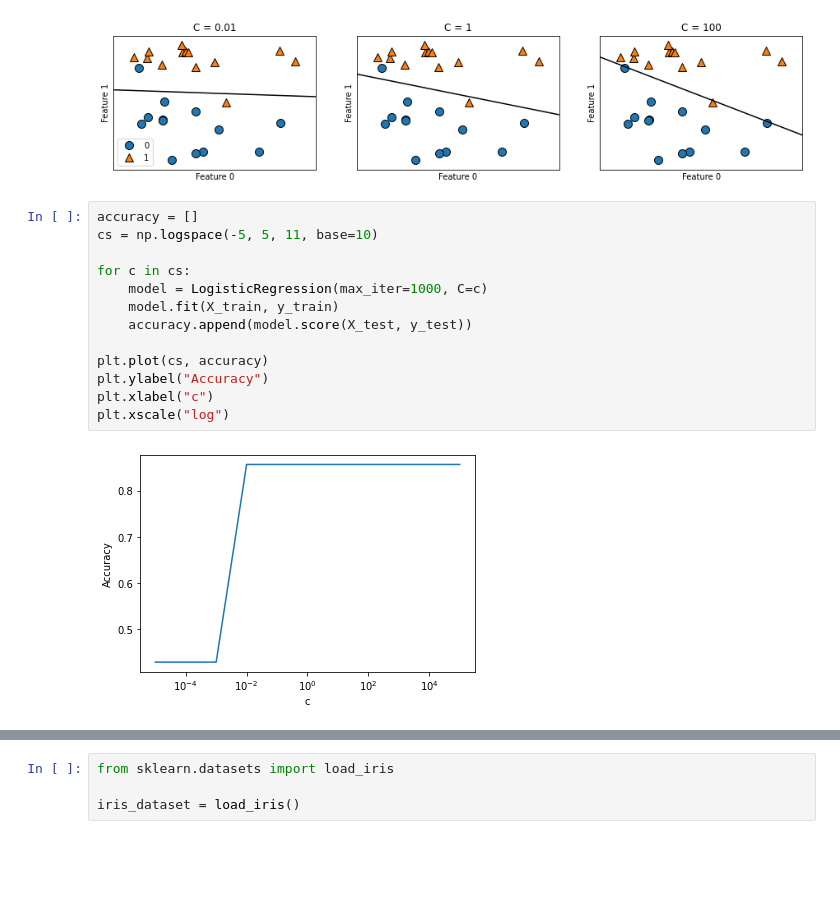
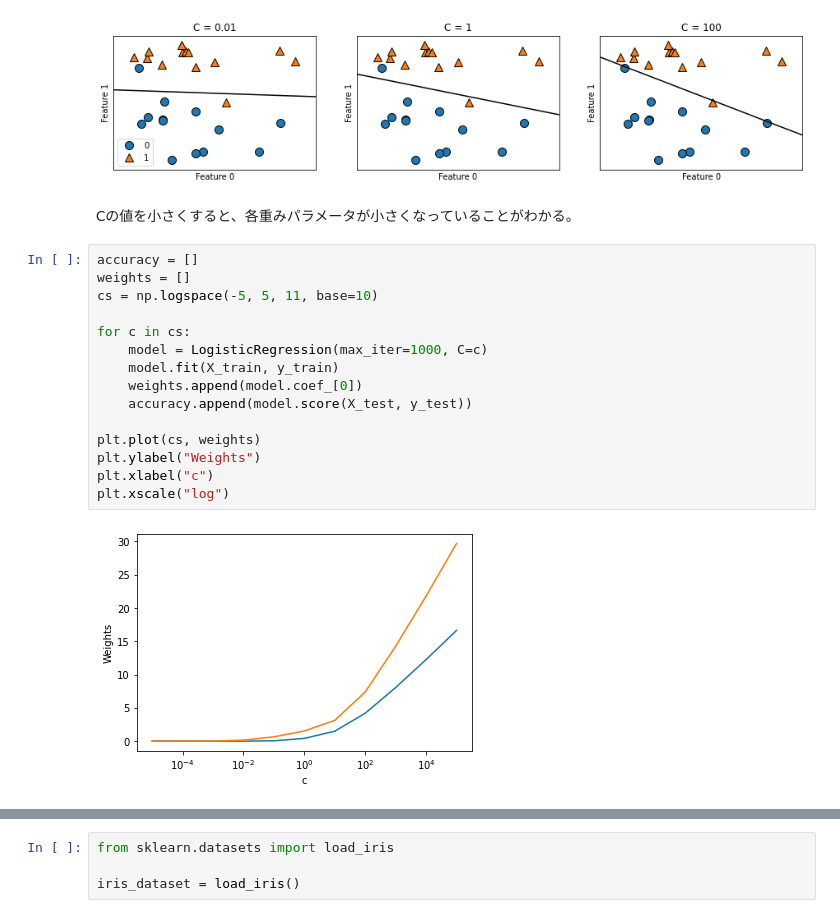
Before and after one commit to naonaorange/sklearn_tutorials, a Jupyter notebook: logistic_regression_classifier.ipynb, the cells around one changed output, grey strips where cells are left out. Cells and saved outputs as stored; diff of their text form; blank space fills up the shorter version.

```diff
--- a/logistic_regression_classifier.ipynb
+++ b/logistic_regression_classifier.ipynb
@@ -117,18 +162,22 @@ axes[0].legend()
 # %% [output]
 <matplotlib.legend.Legend at 0x...>
 [figure]
+# %% [markdown]
+Cの値を小さくすると、各重みパラメータが小さくなっていることがわかる。
 # %%
 accuracy = []
+weights = []
 cs = np.logspace(-5, 5, 11, base=10)
 
 for c in cs:
     model = LogisticRegression(max_iter=1000, C=c)
     model.fit(X_train, y_train)
+    weights.append(model.coef_[0])
     accuracy.append(model.score(X_test, y_test))
 
-plt.plot(cs, accuracy)
-plt.ylabel("Accuracy")
+plt.plot(cs, weights)
+plt.ylabel("Weights")
 plt.xlabel("c")
 plt.xscale("log")
 # %% [output]
-[figure, old version]
+[figure, new version]
```
Also changed, not shown: parts of 12 cells of this notebook, 4 other files.
